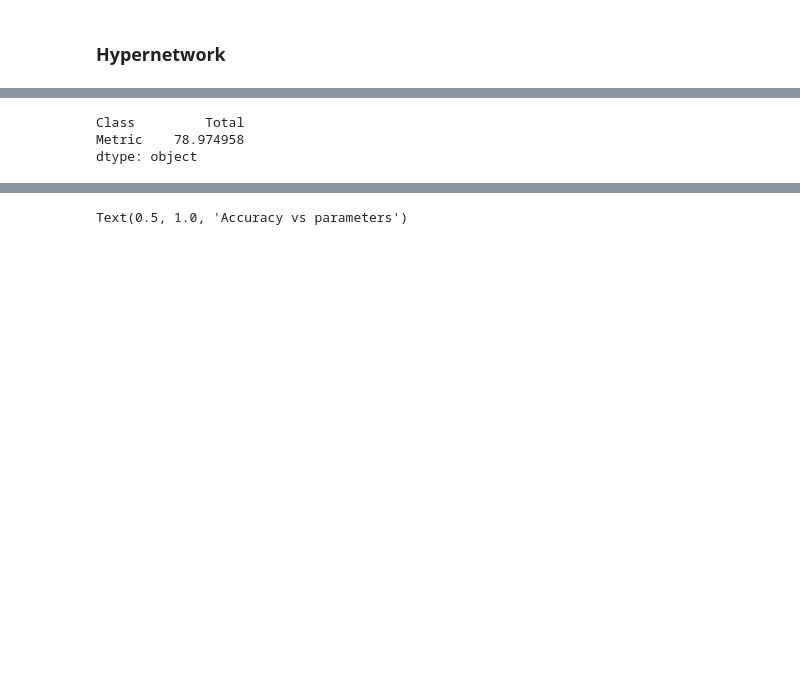
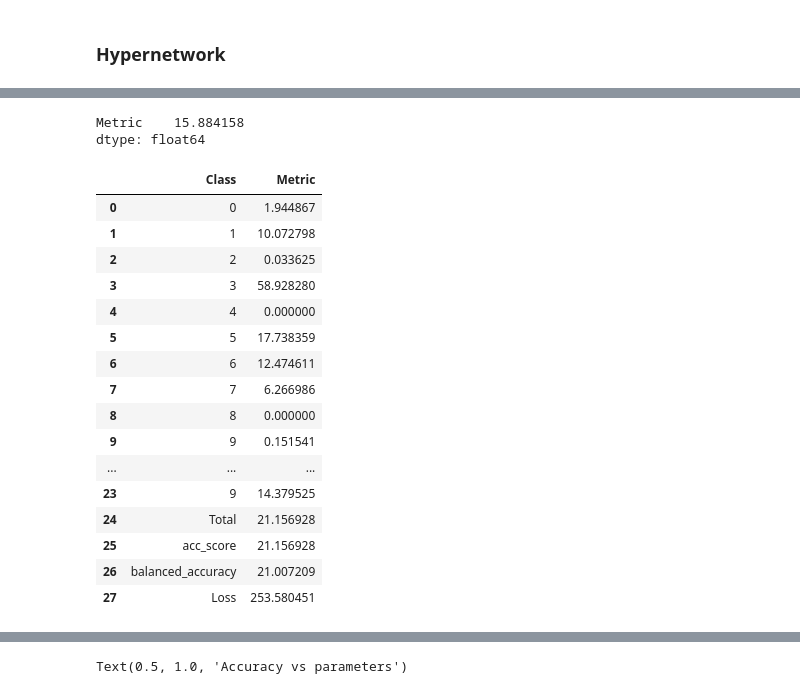
Before and after one commit to wwydmanski/hypernet-cnn, a Jupyter notebook: Benchmarks/MNIST_benchmark.ipynb, the cells around one changed output, grey strips where cells are left out. Cells and saved outputs as stored; diff of their text form; code cells hidden in the pictures; blank space fills up the shorter version.

```diff
--- a/Benchmarks/MNIST_benchmark.ipynb
+++ b/Benchmarks/MNIST_benchmark.ipynb
@@ -289,6 +384,25 @@ torch.Size([1, 128])
+# %%
+nn_results[nn_results["Class"]=="balanced_accuracy"].reset_index(drop=True).mean()
+# %% [output]
+Metric    15.884158
+dtype: float64
 # %%
-nn_results[nn_results["Class"]=="Total"].reset_index(drop=True).max()
+nn_results
 # %% [output]
-Class         Total
-Metric    78.974958
-dtype: object
+|  | Class | Metric |
+| 0 | 0 | 1.944867 |
+| 1 | 1 | 10.072798 |
+| 2 | 2 | 0.033625 |
+| 3 | 3 | 58.928280 |
+| 4 | 4 | 0.000000 |
+| 5 | 5 | 17.738359 |
+| 6 | 6 | 12.474611 |
+| 7 | 7 | 6.266986 |
+| 8 | 8 | 0.000000 |
+| 9 | 9 | 0.151541 |
+| ... | ... | ... |
+| 23 | 9 | 14.379525 |
+| 24 | Total | 21.156928 |
+| 25 | acc_score | 21.156928 |
+| 26 | balanced_accuracy | 21.007209 |
+| 27 | Loss | 253.580451 |
```
Also changed, not shown: parts of 44 cells of this notebook, 15 other files.
